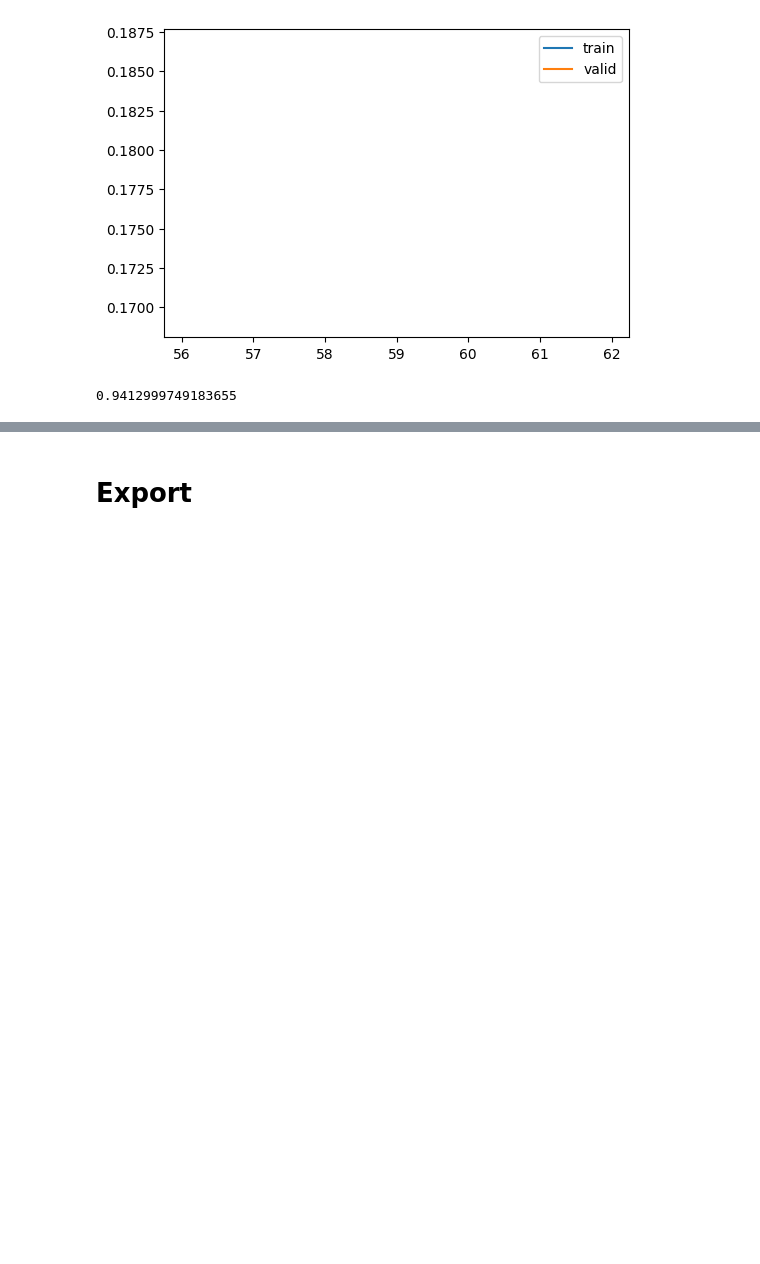
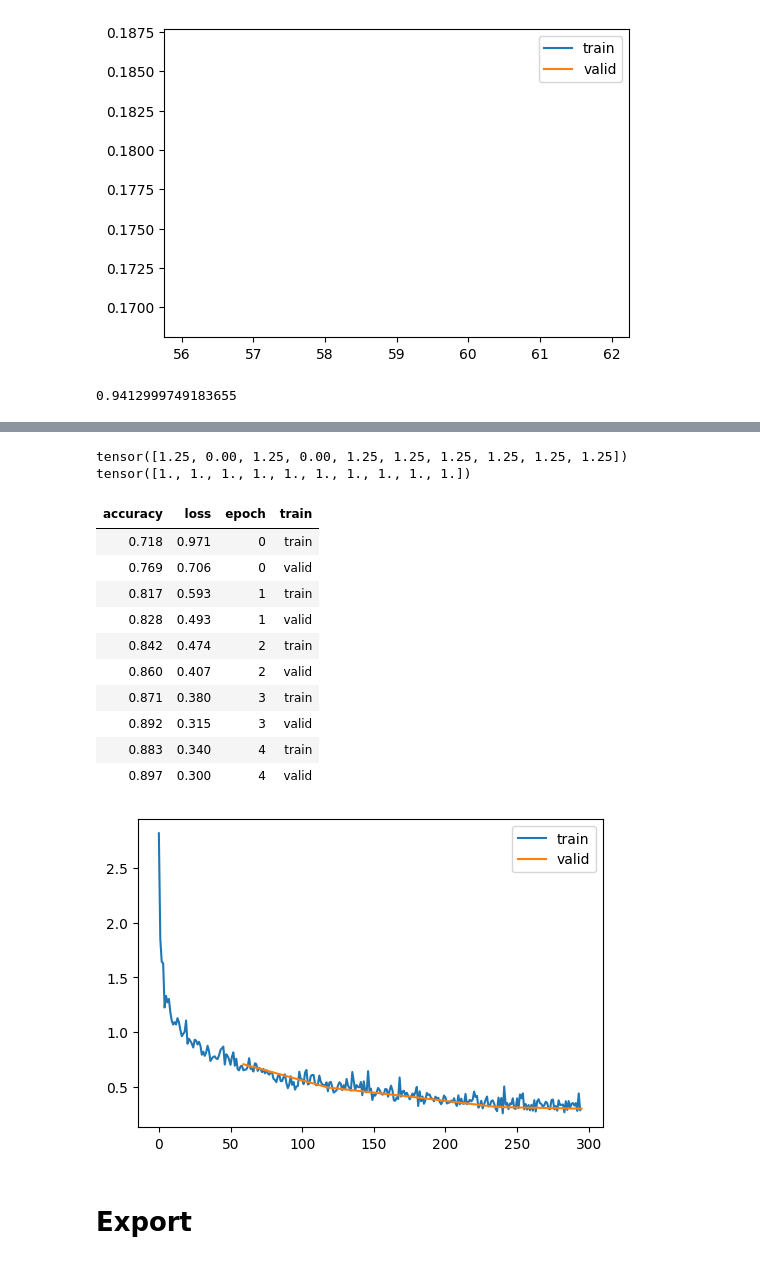
Before and after one commit to daniilgaltsev/fastai_course, a Jupyter notebook: nbs/14_augment.ipynb, the cells around one changed output, grey strips where cells are left out. Cells and saved outputs as stored; diff of their text form; code cells hidden in the pictures; blank space fills up the shorter version.

Commit message:
finish replicating 14_augment from lesson 19

```diff
--- a/nbs/14_augment.ipynb
+++ b/nbs/14_augment.ipynb
@@ -806,3 +833,64 @@ targets = torch.cat(capture1.captured_targets)
+# %%
+class Dropout(nn.Module):
+    def __init__(self, p):
+        super().__init__()
+        self.p = 1 - p
+        self.mult = 1 / self.p
+
+    def forward(self, x):
+        if not self.training:
+            return x
+        dist = distributions.binomial.Binomial(tensor(1., device=x.device), probs=self.p)
+        return x * dist.sample(x.shape) * self.mult
+# %%
+drop = Dropout(0.2)
+print(drop(torch.ones(10,)))
+drop.eval()
+print(drop(torch.ones(10,)))
+# %% [output]
+tensor([1.25, 0.00, 1.25, 0.00, 1.25, 1.25, 1.25, 1.25, 1.25, 1.25])
+tensor([1., 1., 1., 1., 1., 1., 1., 1., 1., 1.])
+# %%
+def get_model6(act=act_gr, nfs=[16,32,64,128,256,512], norm=nn.BatchNorm2d, p_drop=0.2):
+    layers = [ResBlock(nfs[i], nfs[i+1], act=act, stride=2, norm=norm) for i in range(len(nfs)-1)]
+    model = nn.Sequential(
+        ResBlock(1, 16, ks=5, stride=1, act=act, norm=norm), nn.Dropout2d(p_drop),
+        *layers,
+        nn.Flatten(), Dropout(p_drop),
+        nn.Linear(nfs[-1], 10), nn.BatchNorm1d(10)
+    )
+    return model
+# %%
+epochs = 5
+lr = 0.01
+tmax = epochs * len(dls.train)
+sched = BatchSchedCB(partial(lr_scheduler.OneCycleLR, max_lr=lr, total_steps=tmax))
+
+transform = nn.Sequential(
+    transforms.RandomCrop(size=28, padding=1),
+    transforms.RandomHorizontalFlip(),
+    RandCopy(0.2, 5),
+)
+augment = BatchTransformCB(partial(tfm_batch, tfm_x=transform), on_valid=False)
+
+set_seed(1103, False)
+model = get_model6()
+model = model.apply(init_w)
+learn = TrainLearner(model, dls, F.cross_entropy, lr=lr, cbs=cbs+[sched, augment], opt_func=optim.AdamW)
+learn.fit(epochs)
+# %% [output]
+| accuracy | loss | epoch | train |
+| 0.718 | 0.971 | 0 | train |
+| 0.769 | 0.706 | 0 | valid |
+| 0.817 | 0.593 | 1 | train |
+| 0.828 | 0.493 | 1 | valid |
+| 0.842 | 0.474 | 2 | train |
+| 0.860 | 0.407 | 2 | valid |
+| 0.871 | 0.380 | 3 | train |
+| 0.892 | 0.315 | 3 | valid |
+| 0.883 | 0.340 | 4 | train |
+| 0.897 | 0.300 | 4 | valid |
+[figure, added]
 # %% [markdown]
 # Export
 # %%
```
Also changed, not shown: parts of 3 cells of this notebook.
